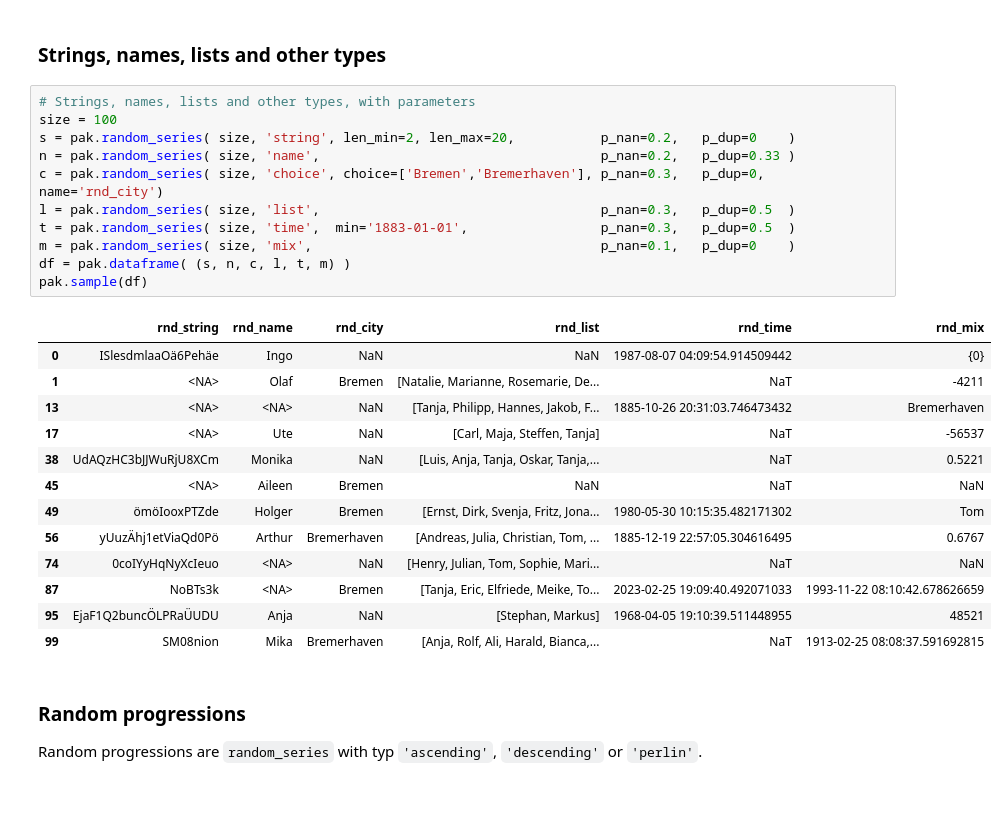
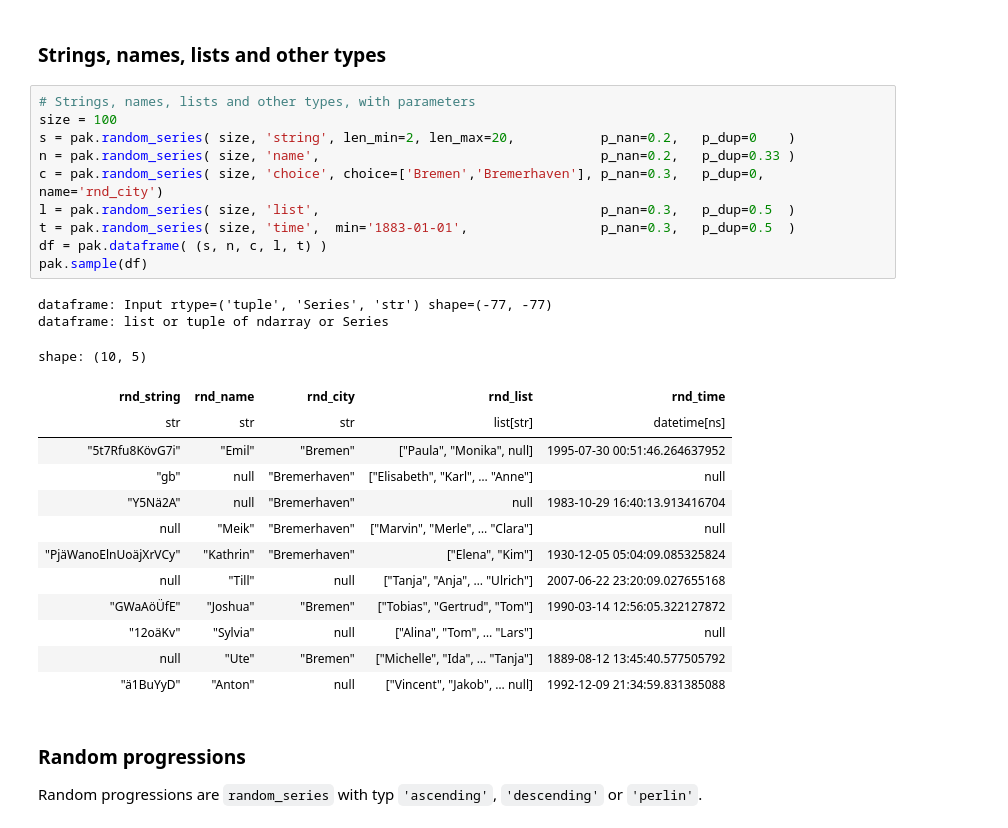
Before and after one commit to djekra/pandasklar, a Jupyter notebook: jupyter/10_Create_Random_Data.ipynb, the cells around one changed output. Drawn from its saved outputs; the diff is of its cells as text; blank space fills up the shorter version.

```diff
--- a/jupyter/10_Create_Random_Data.ipynb
+++ b/jupyter/10_Create_Random_Data.ipynb
@@ -130,28 +147,29 @@ pak.plot(df[spalten])
 # %%
 # Strings, names, lists and other types, with parameters
 size = 100
 s = pak.random_series( size, 'string', len_min=2, len_max=20,           p_nan=0.2,   p_dup=0    )
 n = pak.random_series( size, 'name',                                    p_nan=0.2,   p_dup=0.33 )
 c = pak.random_series( size, 'choice', choice=['Bremen','Bremerhaven'], p_nan=0.3,   p_dup=0,    name='rnd_city')
 l = pak.random_series( size, 'list',                                    p_nan=0.3,   p_dup=0.5  )
 t = pak.random_series( size, 'time',  min='1883-01-01',                 p_nan=0.3,   p_dup=0.5  )
-m = pak.random_series( size, 'mix',                                     p_nan=0.1,   p_dup=0    )
-df = pak.dataframe( (s, n, c, l, t, m) )
+df = pak.dataframe( (s, n, c, l, t) )
 pak.sample(df)
 # %% [output]
+dataframe: Input rtype=('tuple', 'Series', 'str') shape=(-77, -77)
+dataframe: list or tuple of ndarray or Series
+shape: (10, 5)
-|  | rnd_string | rnd_name | rnd_city | rnd_list | rnd_time | rnd_mix |
-| 0 | ISlesdmlaaOä6Pehäe | Ingo | NaN | NaN | 1987-08-07 04:09:54.914509442 | {0} |
-| 1 | <NA> | Olaf | Bremen | [Natalie, Marianne, Rosemarie, De... | NaT | -4211 |
-| 13 | <NA> | <NA> | NaN | [Tanja, Philipp, Hannes, Jakob, F... | 1885-10-26 20:31:03.746473432 | Bremerhaven |
-| 17 | <NA> | Ute | NaN | [Carl, Maja, Steffen, Tanja] | NaT | -56537 |
-| 38 | UdAQzHC3bJJWuRjU8XCm | Monika | NaN | [Luis, Anja, Tanja, Oskar, Tanja,... | NaT | 0.5221 |
-| 45 | <NA> | Aileen | Bremen | NaN | NaT | NaN |
-| 49 | ömöIooxPTZde | Holger | Bremen | [Ernst, Dirk, Svenja, Fritz, Jona... | 1980-05-30 10:15:35.482171302 | Tom |
-| 56 | yUuzÄhj1etViaQd0Pö | Arthur | Bremerhaven | [Andreas, Julia, Christian, Tom, ... | 1885-12-19 22:57:05.304616495 | 0.6767 |
-| 74 | 0coIYyHqNyXcIeuo | <NA> | NaN | [Henry, Julian, Tom, Sophie, Mari... | NaT | NaN |
-| 87 | NoBTs3k | <NA> | Bremen | [Tanja, Eric, Elfriede, Meike, To... | 2023-02-25 19:09:40.492071033 | 1993-11-22 08:10:42.678626659 |
-| 95 | EjaF1Q2buncÖLPRaÜUDU | Anja | NaN | [Stephan, Markus] | 1968-04-05 19:10:39.511448955 | 48521 |
-| 99 | SM08nion | Mika | Bremerhaven | [Anja, Rolf, Ali, Harald, Bianca,... | NaT | 1913-02-25 08:08:37.591692815 |
+| rnd_string | rnd_name | rnd_city | rnd_list | rnd_time |
+| str | str | str | list[str] | datetime[ns] |
+| "5t7Rfu8KövG7i" | "Emil" | "Bremen" | ["Paula", "Monika", null] | 1995-07-30 00:51:46.264637952 |
+| "gb" | null | "Bremerhaven" | ["Elisabeth", "Karl", … "Anne"] | null |
+| "Y5Nä2A" | null | "Bremerhaven" | null | 1983-10-29 16:40:13.913416704 |
+| null | "Meik" | "Bremerhaven" | ["Marvin", "Merle", … "Clara"] | null |
+| "PjäWanoElnUoäjXrVCy" | "Kathrin" | "Bremerhaven" | ["Elena", "Kim"] | 1930-12-05 05:04:09.085325824 |
+| null | "Till" | null | ["Tanja", "Anja", … "Ulrich"] | 2007-06-22 23:20:09.027655168 |
+| "GWaAöÜfE" | "Joshua" | "Bremen" | ["Tobias", "Gertrud", "Tom"] | 1990-03-14 12:56:05.322127872 |
+| "12oäKv" | "Sylvia" | null | ["Alina", "Tom", … "Lars"] | null |
+| null | "Ute" | "Bremen" | ["Michelle", "Ida", … "Tanja"] | 1889-08-12 13:45:40.577505792 |
+| "ä1BuYyD" | "Anton" | null | ["Vincent", "Jakob", … null] | 1992-12-09 21:34:59.831385088 |
 # %% [markdown]
 ### Random progressions
 Random progressions are `random_series` with typ `'ascending'`, `'descending'` or `'perlin'`.
```
Also changed, not shown: parts of 30 cells of this notebook, 54 other files.
